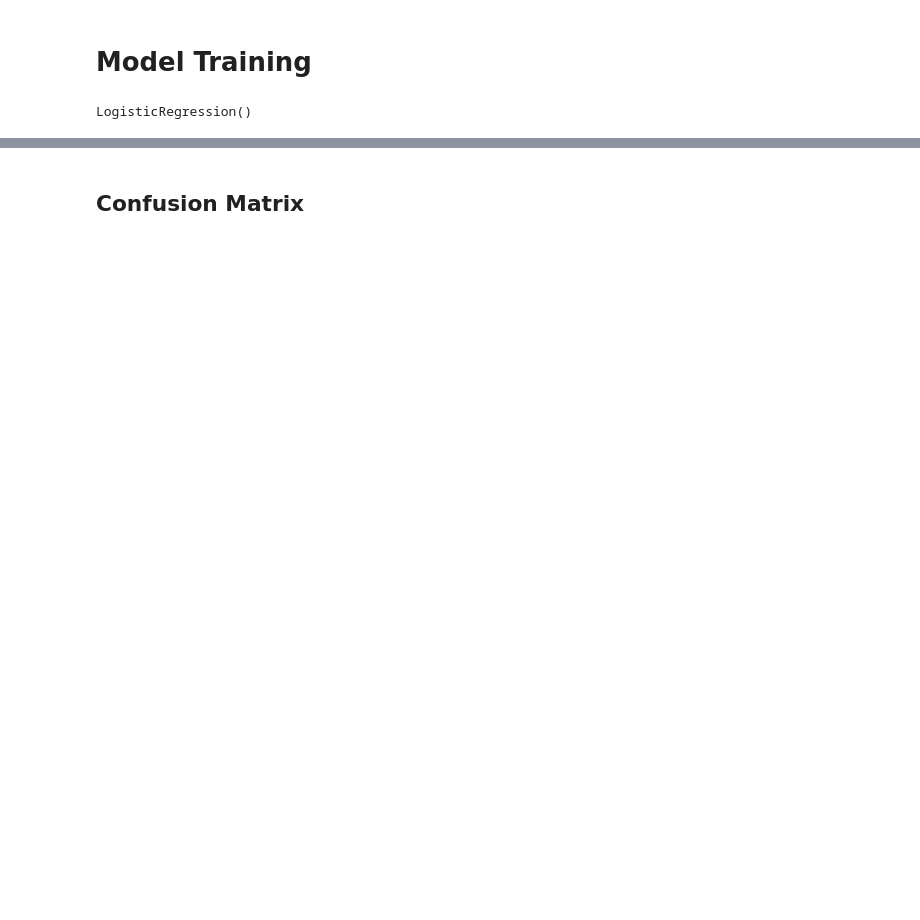
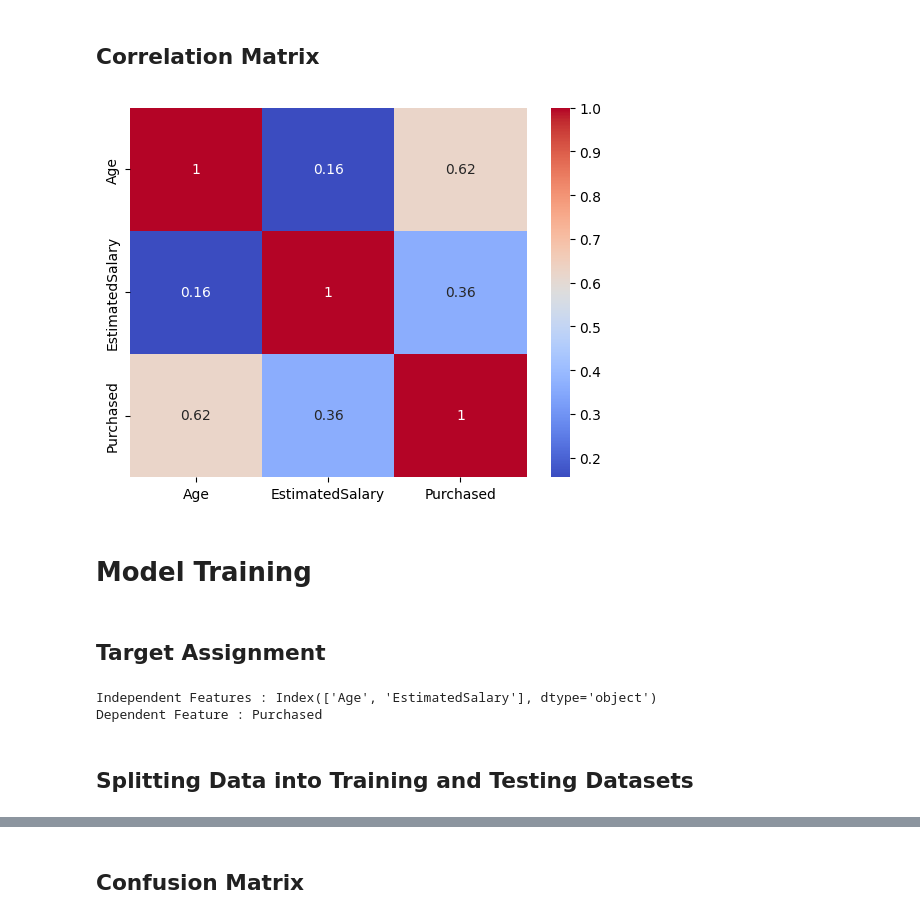
Before and after one commit to KarunyaChavan/TE_SEM_VI, a Jupyter notebook: DSBDA/DSBDA_LA5.ipynb, the cells around one changed output, grey strips where cells are left out. Drawn from its saved outputs; the diff is of its cells as text; code cells hidden in the pictures; blank space fills up the shorter version.

Commit message:
Added new files and modified existing files for DSBDA and AI assignments.

```diff
--- a/DSBDA/DSBDA_LA5.ipynb
+++ b/DSBDA/DSBDA_LA5.ipynb
@@ -88,8 +190,20 @@ X_test = sc.transform(X_test)
+# %% [markdown]
+## Correlation Matrix
+# %%
+sns.heatmap(data=df.corr(), annot=True, cmap='coolwarm')
+plt.show()
+# %% [output]
+[figure, added]
 # %% [markdown]
 # Model Training
-# %%
-from sklearn.linear_model import LogisticRegression
-model = LogisticRegression()
-model.fit(X_train, y_train)
-# %% [output]
-LogisticRegression()
+# %% [markdown]
+## Target Assignment
+# %%
+x = df.drop('Purchased',axis=1)
+y = df['Purchased']
+print(f"Independent Features : {x.columns}\nDependent Feature : {y.name}")
+# %% [output]
+Independent Features : Index(['Age', 'EstimatedSalary'], dtype='object')
+Dependent Feature : Purchased
+# %% [markdown]
+## Splitting Data into Training and Testing Datasets
```
Also changed, not shown: parts of 72 cells of this notebook, 16 other files.
